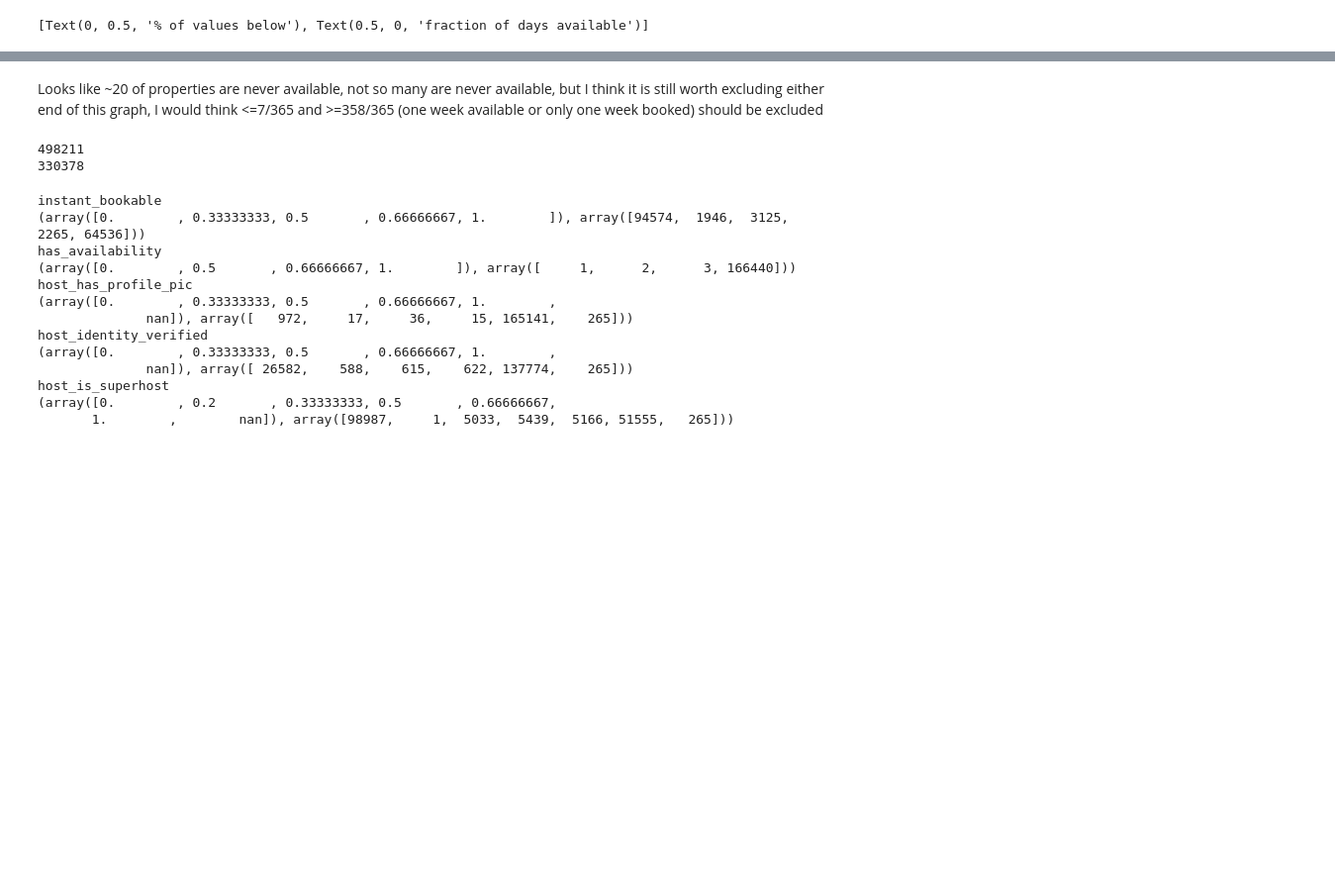
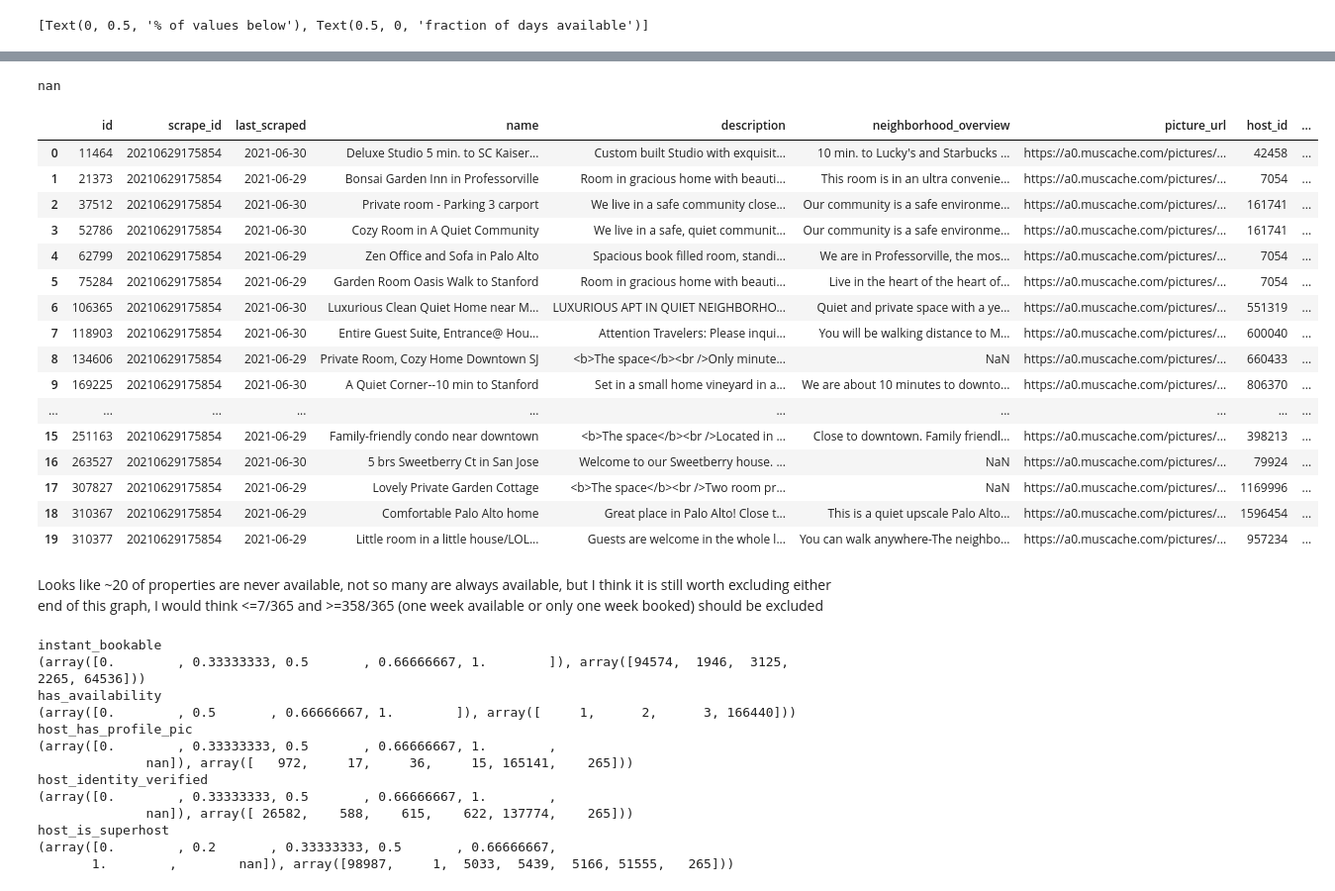
Before and after one commit to cskrasniak/rentals, a Jupyter notebook: data_cleaning_notebook.ipynb, the cells around one changed output, grey strips where cells are left out. Shown at 99% size. Cells and saved outputs as stored; diff of their text form; code cells hidden in the pictures; blank space fills up the shorter version.

```diff
--- a/data_cleaning_notebook.ipynb
+++ b/data_cleaning_notebook.ipynb
@@ -319,14 +338,5 @@ TypeError: pivot() missing 1 required argument: 'columns'
 # %% [markdown]
 One of the limitations of this dataset is that we don't know when listings are actually rented versus made unavailable by the host. One thing I can probably do is try to find listings that are only occasionally made available by the host. This is assuming that there are two main categories of listings, some that are regularly available for rent, and some that a host will only make available when they are not at their home, I think we want to exclude the last ones. To get at this I will use the `availability_365` column, with the assumption that properties that are never or hardly available, and those that are always available, are probably not going to be too informative for our model.
-# %%
-# there seems to be some erroneous entries here that we need to remove
-list365=np.zeros(len(data['availability_365']))
-for i,val in enumerate(data['availability_365']):
-    try:
-        list365[i] = float(val)/365
-    except:
-        list365[i] = np.nan
-data['availability_365'] = list365.astype(float)
 # %%
 # take a look at how many properties would be dropped if we excluded at different cutoffs of this column
 out=[]
@@ -342,12 +500,44 @@ ax.set(ylabel='% of values below',xlabel='fraction of days available')
+# %%
+from datetime import datetime
+class TimeDelta(BaseEstimator, TransformerMixin):
+    """
+    calculate the time delta since AirBnB was founded
+
+    """
+
+    def fit(self, X, y=None):
+        # This transformer doesn't need to learn anything about the data,
+        # so it can just return self without any further processing
+        return self
+
+    def transform(self, X):
+        #calculate time delta since airbnb was founded
+
+        return X.dt.to_datetime - datetime.date(2008, 8, 1)
+# %% [output]
+nan
+# %%
+data.head(20)
+# %% [output]
+|  | id | scrape_id | last_scraped | name | description | neighborhood_overview | picture_url | host_id | ... |
+| 0 | 11464 | 20210629175854 | 2021-06-30 | Deluxe Studio 5 min. to SC Kaiser... | Custom built Studio with exquisit... | 10 min. to Lucky's and Starbucks ... | https://a0.muscache.com/pictures/... | 42458 | ... |
+| 1 | 21373 | 20210629175854 | 2021-06-29 | Bonsai Garden Inn in Professorville | Room in gracious home with beauti... | This room is in an ultra convenie... | https://a0.muscache.com/pictures/... | 7054 | ... |
+| 2 | 37512 | 20210629175854 | 2021-06-30 | Private room - Parking 3 carport | We live in a safe community close... | Our community is a safe environme... | https://a0.muscache.com/pictures/... | 161741 | ... |
+| 3 | 52786 | 20210629175854 | 2021-06-30 | Cozy Room in A Quiet Community | We live in a safe, quiet communit... | Our community is a safe environme... | https://a0.muscache.com/pictures/... | 161741 | ... |
+| 4 | 62799 | 20210629175854 | 2021-06-29 | Zen Office and Sofa in Palo Alto | Spacious book filled room, standi... | We are in Professorville, the mos... | https://a0.muscache.com/pictures/... | 7054 | ... |
+| 5 | 75284 | 20210629175854 | 2021-06-29 | Garden Room Oasis Walk to Stanford | Room in gracious home with beauti... | Live in the heart of the heart of... | https://a0.muscache.com/pictures/... | 7054 | ... |
+| 6 | 106365 | 20210629175854 | 2021-06-30 | Luxurious Clean Quiet Home near M... | LUXURIOUS APT IN QUIET NEIGHBORHO... | Quiet and private space with a ye... | https://a0.muscache.com/pictures/... | 551319 | ... |
+| 7 | 118903 | 20210629175854 | 2021-06-30 | Entire Guest Suite, Entrance@ Hou... | Attention Travelers: Please inqui... | You will be walking distance to M... | https://a0.muscache.com/pictures/... | 600040 | ... |
+| 8 | 134606 | 20210629175854 | 2021-06-29 | Private Room, Cozy Home Downtown SJ | <b>The space</b><br />Only minute... | NaN | https://a0.muscache.com/pictures/... | 660433 | ... |
+| 9 | 169225 | 20210629175854 | 2021-06-30 | A Quiet Corner--10 min to Stanford | Set in a small home vineyard in a... | We are about 10 minutes to downto... | https://a0.muscache.com/pictures/... | 806370 | ... |
+| ... | ... | ... | ... | ... | ... | ... | ... | ... | ... |
+| 15 | 251163 | 20210629175854 | 2021-06-29 | Family-friendly condo near downtown | <b>The space</b><br />Located in ... | Close to downtown. Family friendl... | https://a0.muscache.com/pictures/... | 398213 | ... |
+| 16 | 263527 | 20210629175854 | 2021-06-30 | 5 brs Sweetberry Ct in San Jose | Welcome to our Sweetberry house. ... | NaN | https://a0.muscache.com/pictures/... | 79924 | ... |
+| 17 | 307827 | 20210629175854 | 2021-06-29 | Lovely Private Garden Cottage | <b>The space</b><br />Two room pr... | NaN | https://a0.muscache.com/pictures/... | 1169996 | ... |
+| 18 | 310367 | 20210629175854 | 2021-06-29 | Comfortable Palo Alto home | Great place in Palo Alto! Close t... | This is a quiet upscale Palo Alto... | https://a0.muscache.com/pictures/... | 1596454 | ... |
+| 19 | 310377 | 20210629175854 | 2021-06-29 | Little room in a little house/LOL... | Guests are welcome in the whole l... | You can walk anywhere-The neighbo... | https://a0.muscache.com/pictures/... | 957234 | ... |
 # %% [markdown]
-Looks like ~20 of properties are never available, not so many are never available, but I think it is still worth excluding either end of this graph, I would think <=7/365 and >=358/365 (one week available or only one week booked) should be excluded
+Looks like ~20 of properties are never available, not so many are always available, but I think it is still worth excluding either end of this graph, I would think <=7/365 and >=358/365 (one week available or only one week booked) should be excluded
-# %%
-print(len(data))
-data = data[(data['availability_365'] >= .02) & (data['availability_365'] <= .98)]
-print(len(data))
-# %% [output]
-498211
-330378
 # %%
 use_columns = ['host_is_superhost', 'host_listings_count', 'host_has_profile_pic',
                'host_identity_verified','accommodates', 'bathrooms', 'bedrooms', 'beds', 'price',
```
Also changed, not shown: parts of 18 cells of this notebook.
